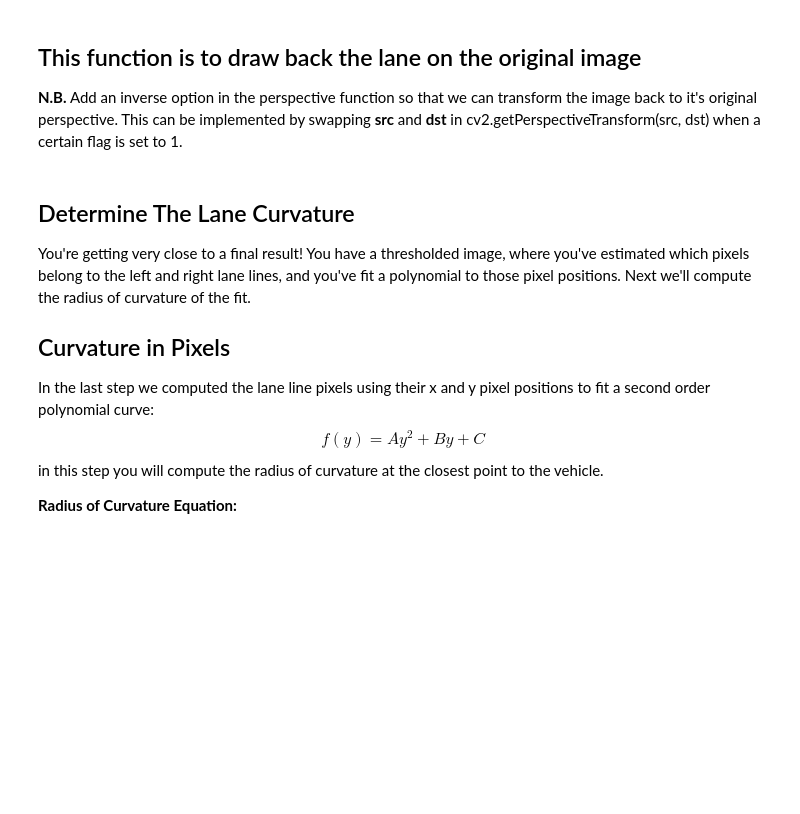
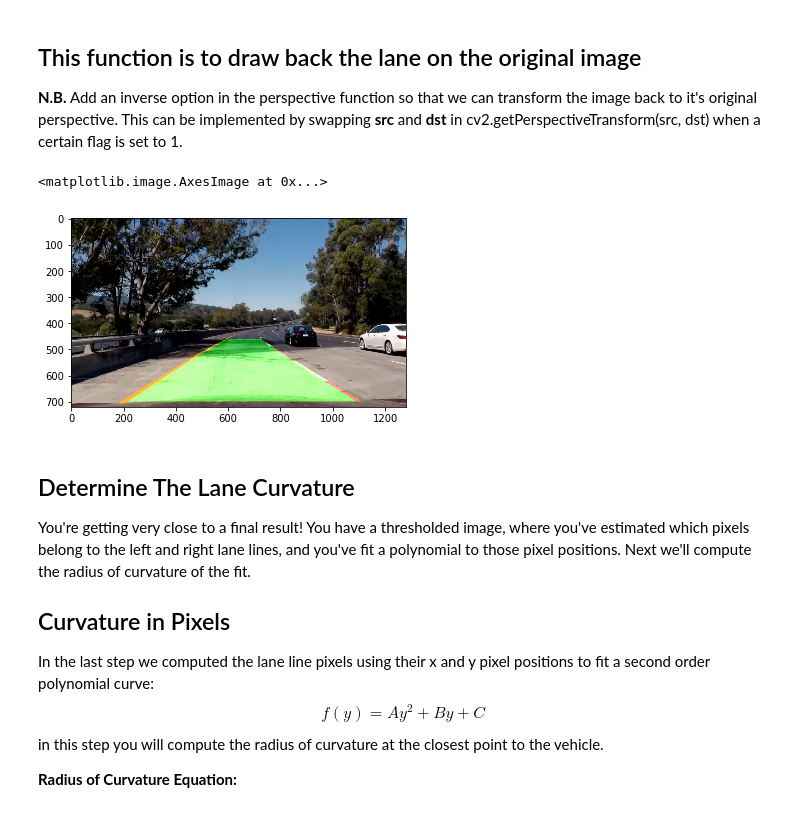
Before and after one commit to maggieezzat/Lane-Detection, a Jupyter notebook: advanced_lane_detection.ipynb, the cells around one changed output. Saved outputs shown, nothing was run; the diff lists cells and outputs as text; code cells hidden in the pictures; blank space fills up the shorter version.

```diff
--- a/advanced_lane_detection.ipynb
+++ b/advanced_lane_detection.ipynb
@@ -487,7 +583,7 @@ plt.plot(histogram)
 # left_fit and right_fit generated from step 9 in lane Detection
 # bird_eye the image after thresholding and perspective transform
 # read the inverse note below in the code
-def draw_lane(img,bird_eye,left_fit,right_fit):
+def draw_lane(img,bird_eye,left_fit,right_fit, Minv):
     tmp_image     = np.copy(img)
     if right_fit is None or left_fit is None:
         return img
@@ -511,10 +607,18 @@ def draw_lane(img,bird_eye,left_fit,right_fit):
 
     # The inverse perspective transfom note
     # use the inverse perspective option mentioned in the note above to transform back the layered_image
-    inversed = perspective_transform(layered_image,1)
+    #inversed = perspective_transform(layered_image,1)
+    inversed = cv2.warpPerspective(layered_image, Minv, (img.shape[1], img.shape[0]))
 
     output   = cv2.addWeighted(tmp_image,1,inversed,0.5,0)
     return output
+# %%
+output = draw_lane(test_image,warped_binary,left_fit,right_fit, Minv)
+# %%
+plt.imshow(output)
+# %% [output]
+<matplotlib.image.AxesImage at 0x...>
+[figure, added]
 # %% [markdown]
 ## Determine The Lane Curvature
 You're getting very close to a final result! You have a thresholded image, where you've estimated which pixels belong to the left and right lane lines, and you've fit a polynomial to those pixel positions. Next we'll compute the radius of curvature of the fit.
```
Also changed, not shown: parts of 10 cells of this notebook.
